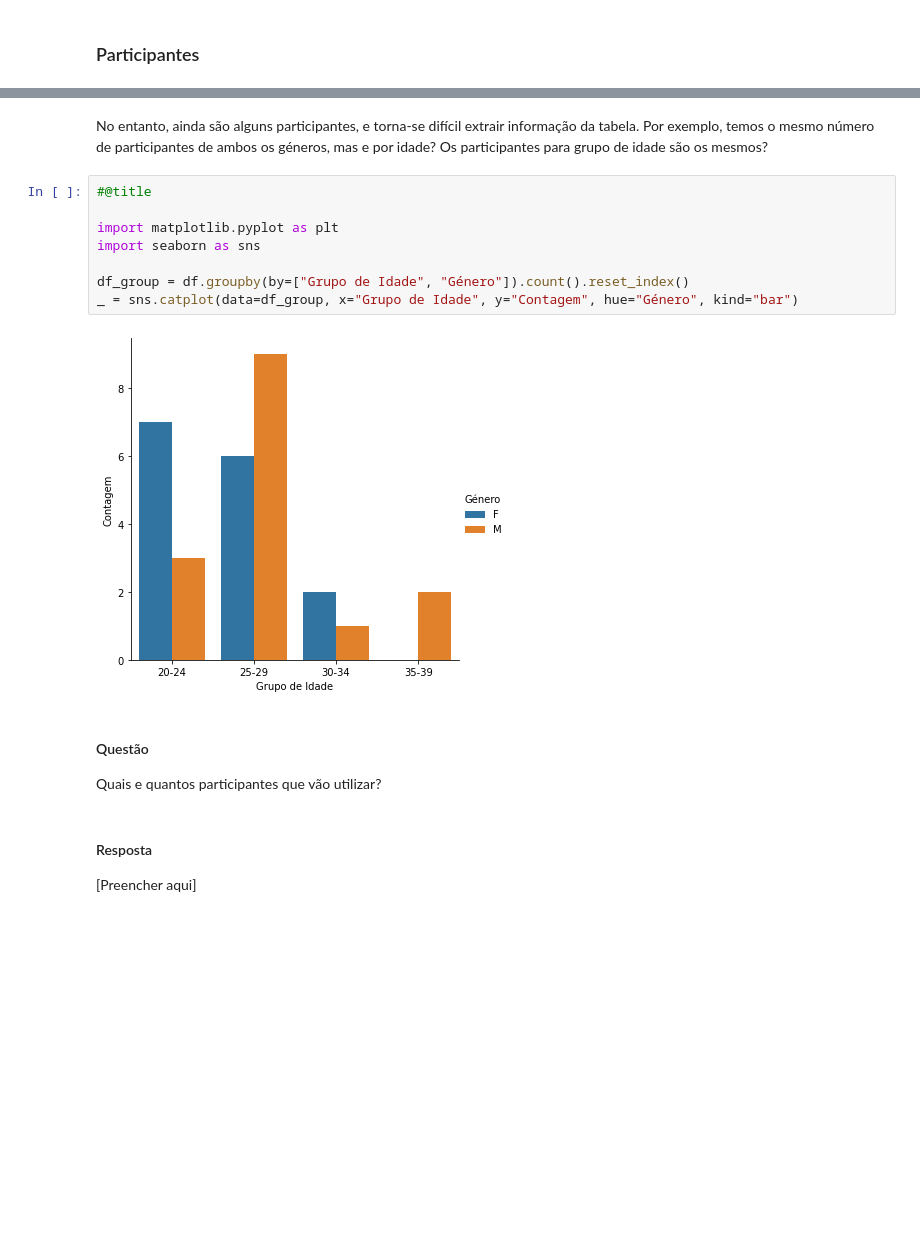
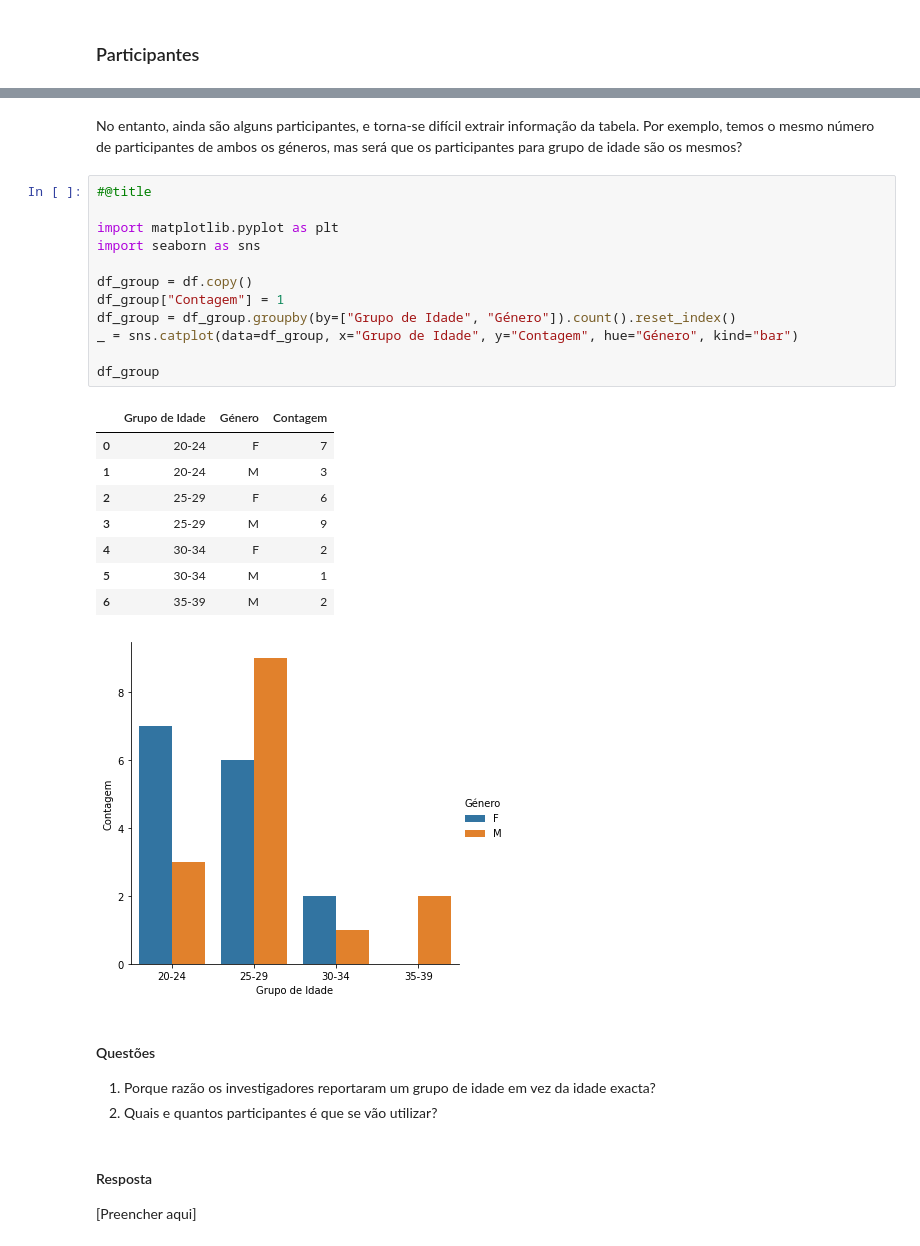
Before and after one commit to CIBIT-UC/clube-ciencia-viva, a Jupyter notebook: tutorials/SAG-sessao1-part2.ipynb, the cells around one changed output, grey strips where cells are left out. Saved outputs shown, nothing was run; the diff lists cells and outputs as text; blank space fills up the shorter version.

```diff
--- a/tutorials/SAG-sessao1-part2.ipynb
+++ b/tutorials/SAG-sessao1-part2.ipynb
@@ -85,18 +94,32 @@ print(df)
 # %% [markdown]
-No entanto, ainda são alguns participantes, e torna-se difícil extrair informação da tabela. Por exemplo, temos o mesmo número de participantes de ambos os géneros, mas e por idade? Os participantes para grupo de idade são os mesmos?
+No entanto, ainda são alguns participantes, e torna-se difícil extrair informação da tabela. Por exemplo, temos o mesmo número de participantes de ambos os géneros, mas será que os participantes para grupo de idade são os mesmos?
 # %%
 #@title
 
 import matplotlib.pyplot as plt
 import seaborn as sns
 
-df_group = df.groupby(by=["Grupo de Idade", "Género"]).count().reset_index()
+df_group = df.copy()
+df_group["Contagem"] = 1
+df_group = df_group.groupby(by=["Grupo de Idade", "Género"]).count().reset_index()
 _ = sns.catplot(data=df_group, x="Grupo de Idade", y="Contagem", hue="Género", kind="bar")
+
+df_group
 # %% [output]
+|  | Grupo de Idade | Género | Contagem |
+| 0 | 20-24 | F | 7 |
+| 1 | 20-24 | M | 3 |
+| 2 | 25-29 | F | 6 |
+| 3 | 25-29 | M | 9 |
+| 4 | 30-34 | F | 2 |
+| 5 | 30-34 | M | 1 |
+| 6 | 35-39 | M | 2 |
 [figure]
-# %% [markdown]
-#### Questão
-Quais e quantos participantes que vão utilizar?
+# %% [markdown]
+#### Questões
+
+1.   Porque razão os investigadores reportaram um grupo de idade em vez da idade exacta?
+2.   Quais e quantos participantes é que se vão utilizar?
 # %% [markdown]
 #### Resposta
 [Preencher aqui]
```
Also changed, not shown: parts of 7 cells of this notebook, 1 other file.
